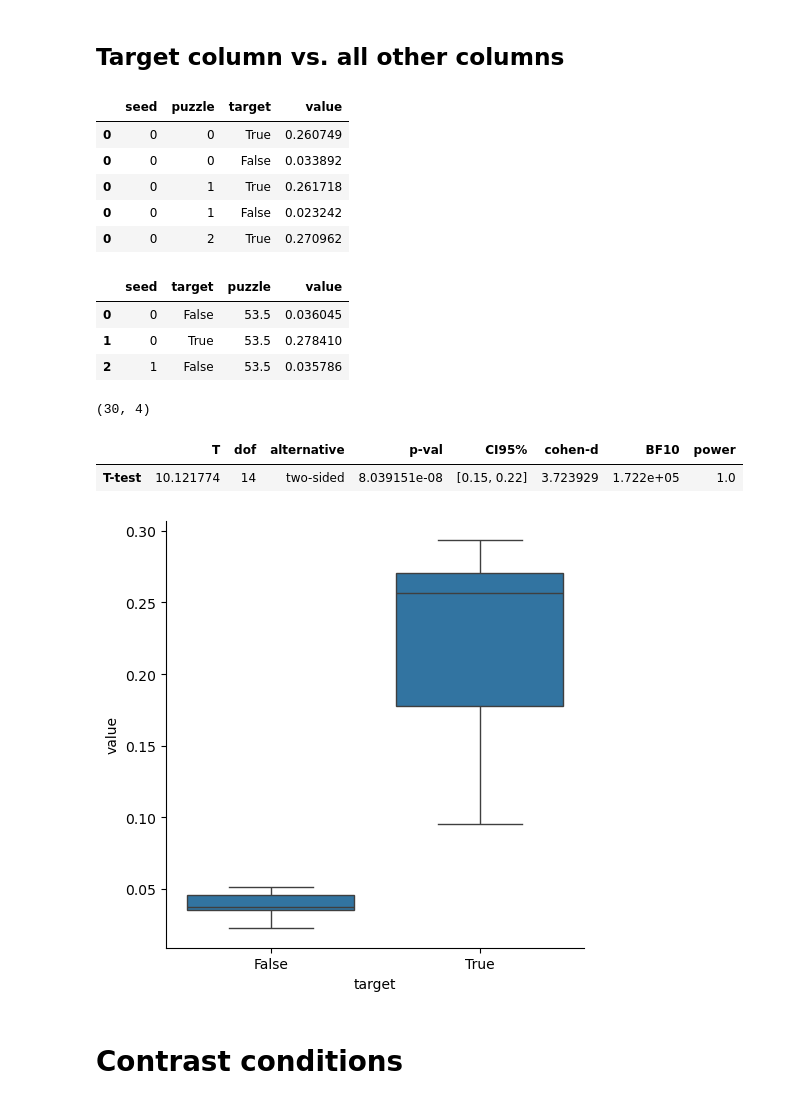
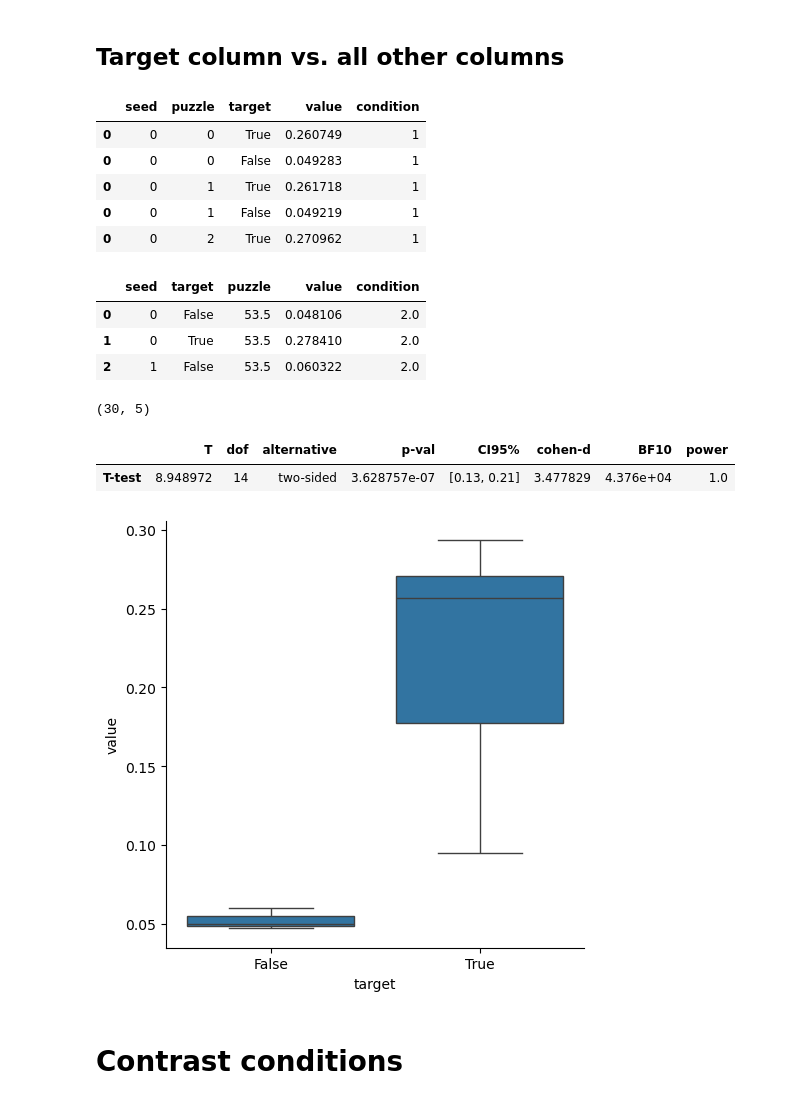
Before and after one commit to ljhearne/LSTNN_public, a Jupyter notebook: scripts/Attention analysis.ipynb, the cells around one changed output. Cells and saved outputs as stored; diff of their text form; code cells hidden in the pictures.

```diff
--- a/scripts/Attention analysis.ipynb
+++ b/scripts/Attention analysis.ipynb
@@ -41,6 +39,8 @@ attn = ann_weights["attn"].copy()
 n_seeds = attn.shape[0]
 n_layers = attn.shape[1]
 # %%
+results = []
+
 for s in range(n_seeds):
     for p in range(108):
 
@@ -52,53 +52,68 @@ for s in range(n_seeds):
 
         # reshape to attention matrix
         data = data.reshape(16, 16)
+        mean_key_vals = np.mean(data, axis=0)
 
         # find the question mark for this puzzle
         target_index = np.where(LST_puzzle_ds.print_puzzle(p)[0].reshape(-1) == 5)[0][0]
 
         # get the mean of the target col
-        target_mean = np.mean(data[:, target_index])
-        other_mean = np.mean(data[:, ~target_index])
+        target_mean = mean_key_vals[target_index]
+
+        # get all other means
+        mask = np.zeros(len(mean_key_vals), dtype=bool)
+        mask[target_index] = True
+        other_means = np.mean(mean_key_vals[~mask])
+
+        # define condition
+        if p < 36:
+            condition = 1
+        elif 36 <= p < 72:
+            condition = 2
+        else:
+            condition = 3
 
         _df = pd.DataFrame()
         _df["seed"] = [s]
         _df["puzzle"] = p
         _df["target"] = True
         _df["value"] = target_mean
+        _df["condition"] = condition
         results.append(_df)
 
         _df = pd.DataFrame()
         _df["seed"] = [s]
         _df["puzzle"] = p
         _df["target"] = False
-        _df["value"] = other_mean
+        _df["value"] = other_means
+        _df["condition"] = condition
         results.append(_df)
 
-target_results = pd.concat(results)
-target_results.head()
+mkw_results = pd.concat(results)
+mkw_results.head()
 # %% [output]
-|  | seed | puzzle | target | value |
-| 0 | 0 | 0 | True | 0.260749 |
-| 0 | 0 | 0 | False | 0.033892 |
-| 0 | 0 | 1 | True | 0.261718 |
-| 0 | 0 | 1 | False | 0.023242 |
-| 0 | 0 | 2 | True | 0.270962 |
+|  | seed | puzzle | target | value | condition |
+| 0 | 0 | 0 | True | 0.260749 | 1 |
+| 0 | 0 | 0 | False | 0.049283 | 1 |
+| 0 | 0 | 1 | True | 0.261718 | 1 |
+| 0 | 0 | 1 | False | 0.049219 | 1 |
+| 0 | 0 | 2 | True | 0.270962 | 1 |
 # %%
 import pingouin as pg
-data = target_results.groupby(["seed","target"]).mean(numeric_only=False).reset_index()
+data = mkw_results.groupby(["seed","target"]).mean(numeric_only=False).reset_index()
 display(data.head(3))
 print(data.shape)
 sns.catplot(data=data, y="value", x="target", dodge=True, kind="box")
 display(pg.ttest(x=data.loc[data.target==True, "value"].values,
          y=data.loc[data.target==False, "value"].values, paired=True))
 # %% [output]
-|  | seed | target | puzzle | value |
-| 0 | 0 | False | 53.5 | 0.036045 |
-| 1 | 0 | True | 53.5 | 0.278410 |
-| 2 | 1 | False | 53.5 | 0.035786 |
+|  | seed | target | puzzle | value | condition |
+| 0 | 0 | False | 53.5 | 0.048106 | 2.0 |
+| 1 | 0 | True | 53.5 | 0.278410 | 2.0 |
+| 2 | 1 | False | 53.5 | 0.060322 | 2.0 |
-(30, 4)
+(30, 5)
 |  | T | dof | alternative | p-val | CI95% | cohen-d | BF10 | power |
-| T-test | 10.121774 | 14 | two-sided | 8.039151e-08 | [0.15, 0.22] | 3.723929 | 1.722e+05 | 1.0 |
+| T-test | 8.948972 | 14 | two-sided | 3.628757e-07 | [0.13, 0.21] | 3.477829 | 4.376e+04 | 1.0 |
-[figure, old version]
+[figure, new version]
 # %% [markdown]
 # Contrast conditions
```
Also changed, not shown: parts of 25 cells of this notebook, 11 other files.
